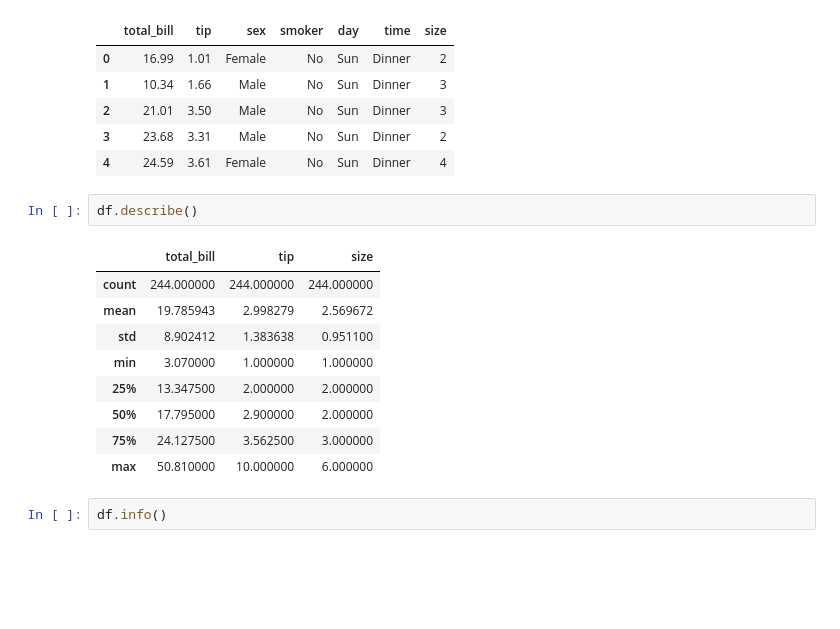
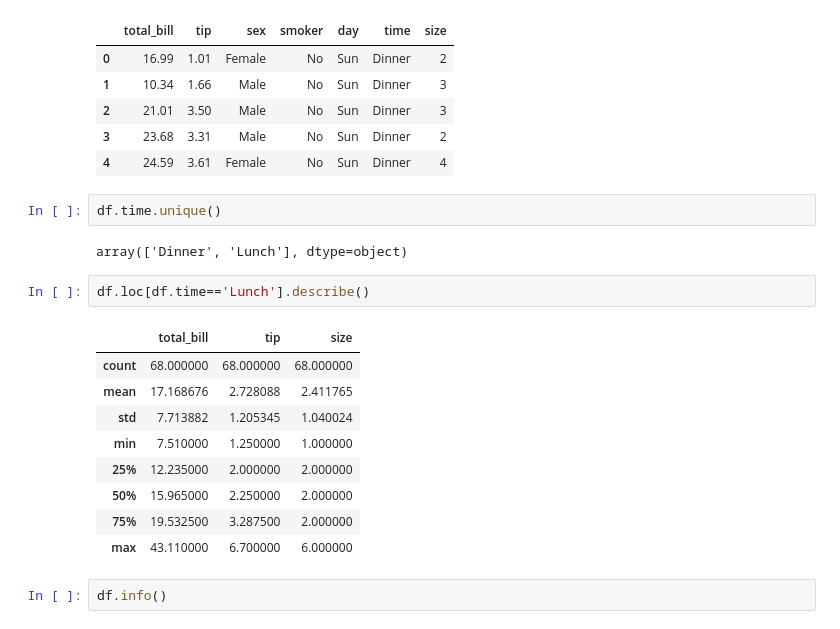
Before and after one commit to praveengurrapu/MLCourse, a Jupyter notebook: visualization/Visualization.ipynb, the cells around one changed output. Drawn from its saved outputs; the diff is of its cells as text; blank space fills up the shorter version.

```diff
--- a/visualization/Visualization.ipynb
+++ b/visualization/Visualization.ipynb
@@ -16,18 +14,22 @@ df.head()
 | 2 | 21.01 | 3.50 | Male | No | Sun | Dinner | 3 |
 | 3 | 23.68 | 3.31 | Male | No | Sun | Dinner | 2 |
 | 4 | 24.59 | 3.61 | Female | No | Sun | Dinner | 4 |
+# %%
+df.time.unique()
+# %% [output]
+array(['Dinner', 'Lunch'], dtype=object)
 # %%
-df.describe()
+df.loc[df.time=='Lunch'].describe()
 # %% [output]
 |  | total_bill | tip | size |
-| count | 244.000000 | 244.000000 | 244.000000 |
-| mean | 19.785943 | 2.998279 | 2.569672 |
-| std | 8.902412 | 1.383638 | 0.951100 |
-| min | 3.070000 | 1.000000 | 1.000000 |
-| 25% | 13.347500 | 2.000000 | 2.000000 |
-| 50% | 17.795000 | 2.900000 | 2.000000 |
-| 75% | 24.127500 | 3.562500 | 3.000000 |
-| max | 50.810000 | 10.000000 | 6.000000 |
+| count | 68.000000 | 68.000000 | 68.000000 |
+| mean | 17.168676 | 2.728088 | 2.411765 |
+| std | 7.713882 | 1.205345 | 1.040024 |
+| min | 7.510000 | 1.250000 | 1.000000 |
+| 25% | 12.235000 | 2.000000 | 2.000000 |
+| 50% | 15.965000 | 2.250000 | 2.000000 |
+| 75% | 19.532500 | 3.287500 | 2.000000 |
+| max | 43.110000 | 6.700000 | 6.000000 |
 # %%
 df.info()
 # %% [output]
```
Also changed, not shown: parts of 11 cells of this notebook.
